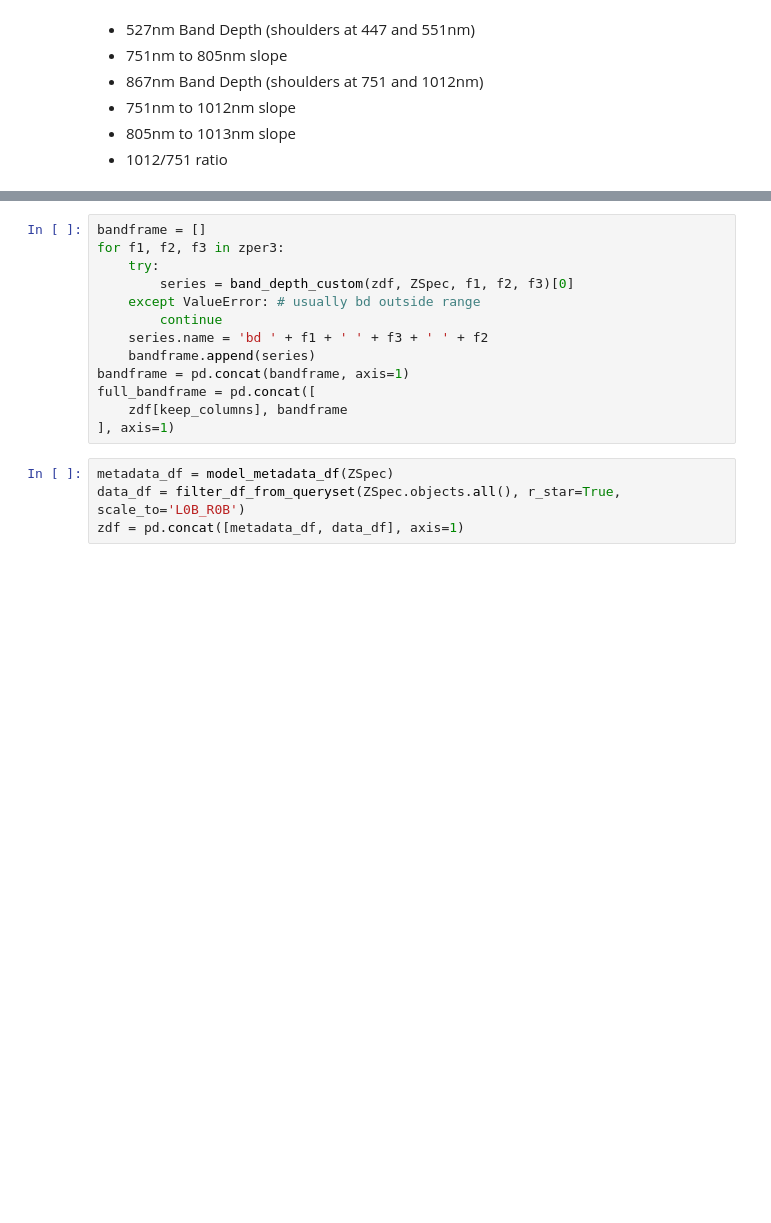
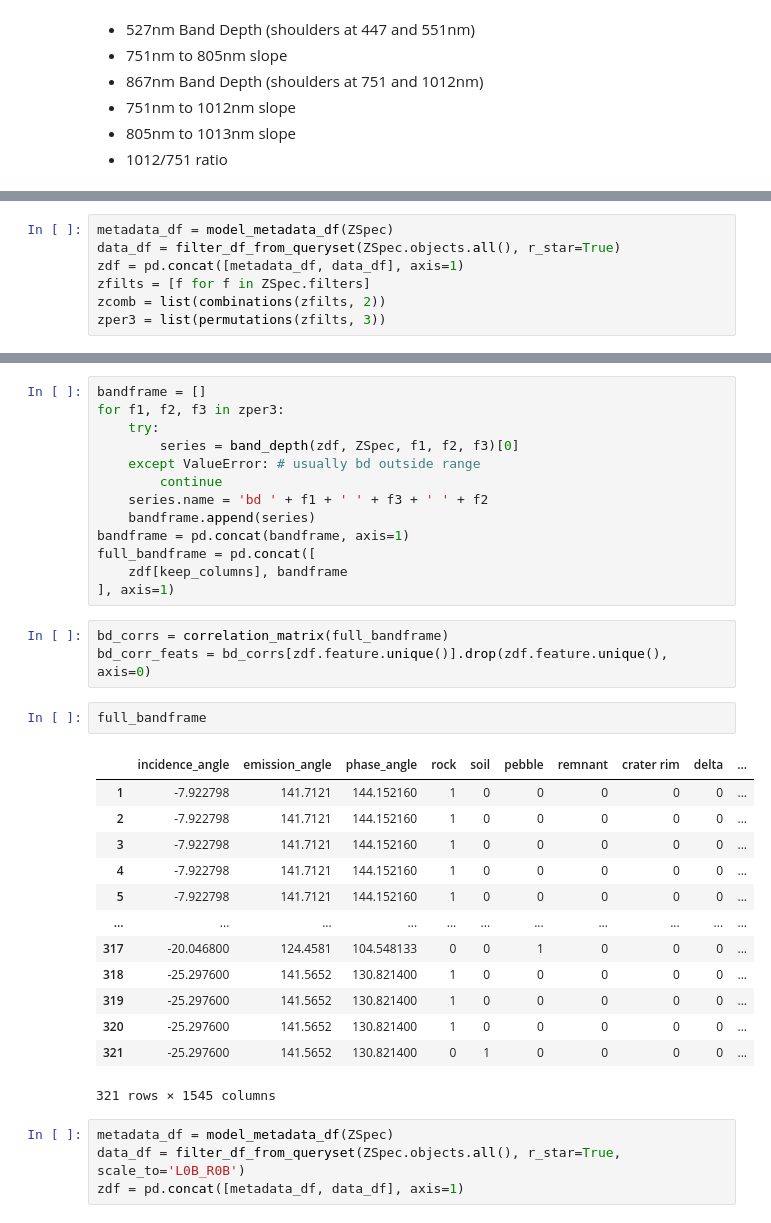
Before and after one commit to MillionConcepts/multidex, a Jupyter notebook: multidex/scratch/scratch_calc.ipynb, the cells around one changed output, grey strips where cells are left out. Drawn from its saved outputs; the diff is of its cells as text; blank space fills up the shorter version.

```diff
--- a/multidex/scratch/scratch_calc.ipynb
+++ b/multidex/scratch/scratch_calc.ipynb
@@ -109,0 +108,7 @@ MSpec.filters
+# %%
+metadata_df = model_metadata_df(ZSpec)
+data_df = filter_df_from_queryset(ZSpec.objects.all(), r_star=True)
+zdf = pd.concat([metadata_df, data_df], axis=1)
+zfilts = [f for f in ZSpec.filters]
+zcomb = list(combinations(zfilts, 2))
+zper3 = list(permutations(zfilts, 3))
@@ -111,7 +128,7 @@ MSpec.filters
 bandframe = []
 for f1, f2, f3 in zper3:
     try:
-        series = band_depth_custom(zdf, ZSpec, f1, f2, f3)[0]
+        series = band_depth(zdf, ZSpec, f1, f2, f3)[0]
     except ValueError: # usually bd outside range
         continue
     series.name = 'bd ' + f1 + ' ' + f3 + ' ' + f2
@@ -120,6 +137,25 @@ bandframe = pd.concat(bandframe, axis=1)
 full_bandframe = pd.concat([
     zdf[keep_columns], bandframe
 ], axis=1)
+# %%
+bd_corrs = correlation_matrix(full_bandframe)
+bd_corr_feats = bd_corrs[zdf.feature.unique()].drop(zdf.feature.unique(), axis=0)
+# %%
+full_bandframe
+# %% [output]
+|  | incidence_angle | emission_angle | phase_angle | rock | soil | pebble | remnant | crater rim | delta | ... |
+| 1 | -7.922798 | 141.7121 | 144.152160 | 1 | 0 | 0 | 0 | 0 | 0 | ... |
+| 2 | -7.922798 | 141.7121 | 144.152160 | 1 | 0 | 0 | 0 | 0 | 0 | ... |
+| 3 | -7.922798 | 141.7121 | 144.152160 | 1 | 0 | 0 | 0 | 0 | 0 | ... |
+| 4 | -7.922798 | 141.7121 | 144.152160 | 1 | 0 | 0 | 0 | 0 | 0 | ... |
+| 5 | -7.922798 | 141.7121 | 144.152160 | 1 | 0 | 0 | 0 | 0 | 0 | ... |
+| ... | ... | ... | ... | ... | ... | ... | ... | ... | ... | ... |
+| 317 | -20.046800 | 124.4581 | 104.548133 | 0 | 0 | 1 | 0 | 0 | 0 | ... |
+| 318 | -25.297600 | 141.5652 | 130.821400 | 1 | 0 | 0 | 0 | 0 | 0 | ... |
+| 319 | -25.297600 | 141.5652 | 130.821400 | 1 | 0 | 0 | 0 | 0 | 0 | ... |
+| 320 | -25.297600 | 141.5652 | 130.821400 | 1 | 0 | 0 | 0 | 0 | 0 | ... |
+| 321 | -25.297600 | 141.5652 | 130.821400 | 0 | 1 | 0 | 0 | 0 | 0 | ... |
+321 rows × 1545 columns
 # %%
 metadata_df = model_metadata_df(ZSpec)
 data_df = filter_df_from_queryset(ZSpec.objects.all(), r_star=True, scale_to='L0B_R0B')
```
Also changed, not shown: parts of 6 cells of this notebook, 31 other files.
